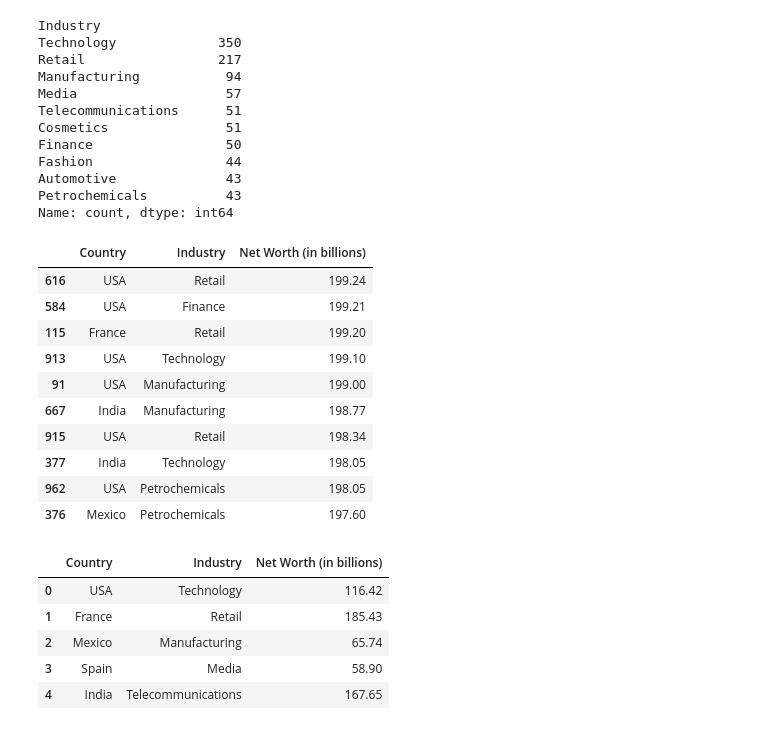
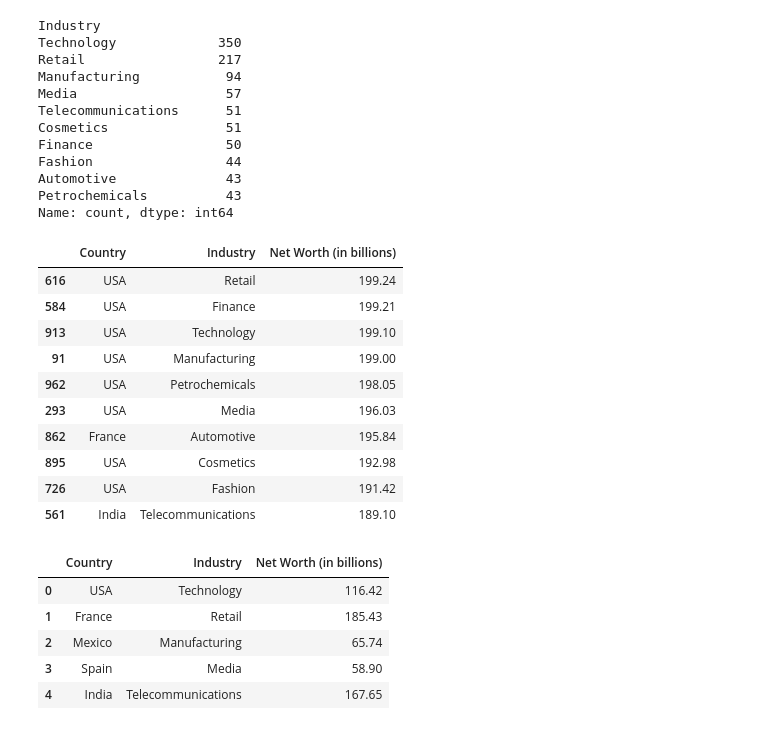
Before and after one commit to YLG369/1000_richest_people, a Jupyter notebook: A2_documentation.ipynb, the cells around one changed output. Cells and saved outputs as stored; diff of their text form; code cells hidden in the pictures.

```diff
--- a/A2_documentation.ipynb
+++ b/A2_documentation.ipynb
@@ -143,27 +144,30 @@ Name: count, dtype: int64
 # %%
 # Ranking the Industries in Money
 # import modules
 import matplotlib.pyplot as plt
 import pandas as pd
 
 # Dataframe Cleaning
 cleaned_dataframe = pd.read_csv("data/1000_richest_people_in_the_world.csv", usecols = ['Country ', 'Industry           ', 'Net Worth (in billions) '])
 
 # using dataframe.nlargest()
-dataframeTopMoney = cleaned_dataframe.nlargest(10, 'Net Worth (in billions) ')
-dataframeTopMoney
+dataframeTopMoney = cleaned_dataframe.nlargest(200, 'Net Worth (in billions) ')
+
+# using dataframe.drop_duplicates()
+dataframeTopMoneyNoDuplicate = dataframeTopMoney.drop_duplicates(subset = ['Industry           '])
+dataframeTopMoneyNoDuplicate
 # %% [output]
 |  | Country | Industry | Net Worth (in billions) |
 | 616 | USA | Retail | 199.24 |
 | 584 | USA | Finance | 199.21 |
-| 115 | France | Retail | 199.20 |
 | 913 | USA | Technology | 199.10 |
 | 91 | USA | Manufacturing | 199.00 |
-| 667 | India | Manufacturing | 198.77 |
-| 915 | USA | Retail | 198.34 |
-| 377 | India | Technology | 198.05 |
 | 962 | USA | Petrochemicals | 198.05 |
-| 376 | Mexico | Petrochemicals | 197.60 |
+| 293 | USA | Media | 196.03 |
+| 862 | France | Automotive | 195.84 |
+| 895 | USA | Cosmetics | 192.98 |
+| 726 | USA | Fashion | 191.42 |
+| 561 | India | Telecommunications | 189.10 |
 # %%
 # Finding the Top 5 Most Occurring Countries
 # import modules
```
Also changed, not shown: parts of 2 cells of this notebook.
